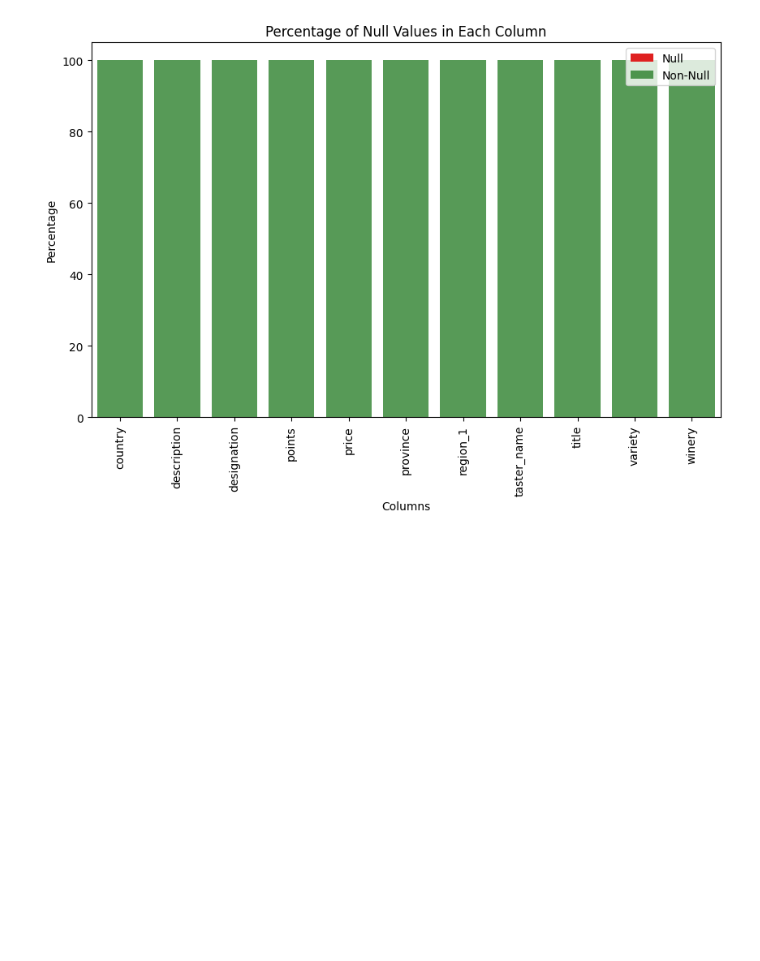
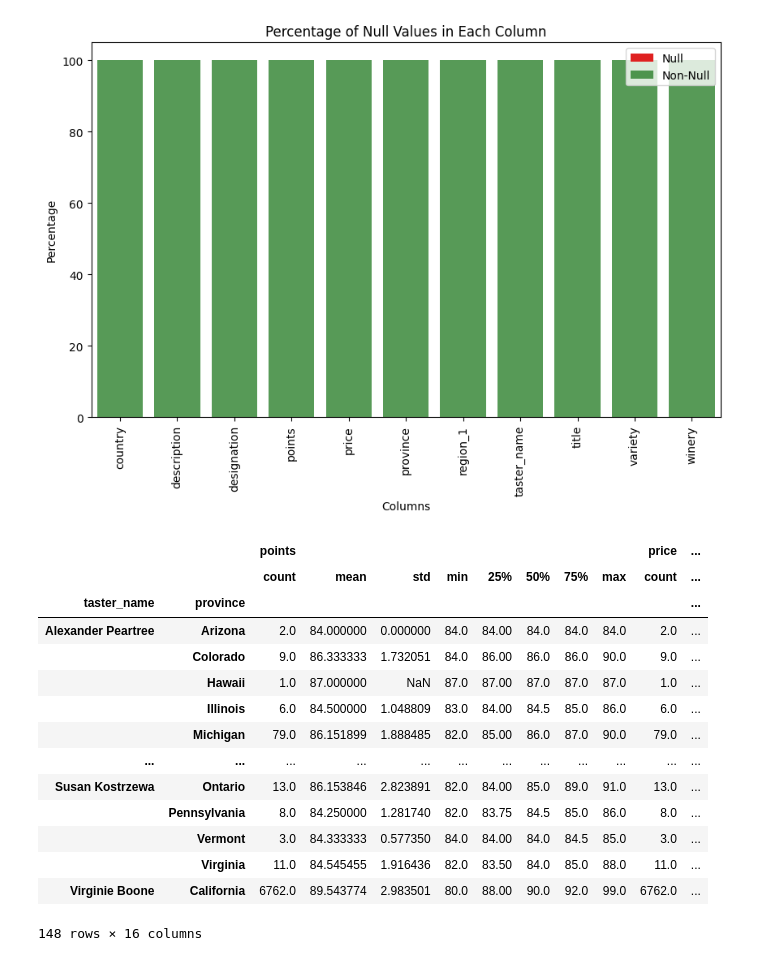
Before and after one commit to adamwm3/cs513-data-cleaning-final-project-team88, a Jupyter notebook: Cleaning_wine_dataset.ipynb, the cells around one changed output. Cells and saved outputs as stored; diff of their text form; code cells hidden in the pictures; blank space fills up the shorter version.

```diff
--- a/Cleaning_wine_dataset.ipynb
+++ b/Cleaning_wine_dataset.ipynb
@@ -324,5 +324,29 @@ wine_df.to_csv('clean_winery_u1.csv')
 [figure]
 [figure]
 # %%
-from google.colab import drive
-drive.mount('/content/drive')
+
+group_wine_df = wine_df.sort_values(['points'], ascending=False).groupby(['taster_name', 'province'])
+group_wine_df.describe()
+
+# count = 0
+# for key, item in group_wine_df:
+#     if count != 20:
+#       print(group_wine_df.get_group(key), "\n\n")
+#     else:
+#       exit
+# %% [output]
+|  |  | points |  |  |  |  |  |  |  | price | ... |
+|  |  | count | mean | std | min | 25% | 50% | 75% | max | count | ... |
+| taster_name | province |  |  |  |  |  |  |  |  |  | ... |
+| Alexander Peartree | Arizona | 2.0 | 84.000000 | 0.000000 | 84.0 | 84.00 | 84.0 | 84.0 | 84.0 | 2.0 | ... |
+|  | Colorado | 9.0 | 86.333333 | 1.732051 | 84.0 | 86.00 | 86.0 | 86.0 | 90.0 | 9.0 | ... |
+|  | Hawaii | 1.0 | 87.000000 | NaN | 87.0 | 87.00 | 87.0 | 87.0 | 87.0 | 1.0 | ... |
+|  | Illinois | 6.0 | 84.500000 | 1.048809 | 83.0 | 84.00 | 84.5 | 85.0 | 86.0 | 6.0 | ... |
+|  | Michigan | 79.0 | 86.151899 | 1.888485 | 82.0 | 85.00 | 86.0 | 87.0 | 90.0 | 79.0 | ... |
+| ... | ... | ... | ... | ... | ... | ... | ... | ... | ... | ... | ... |
+| Susan Kostrzewa | Ontario | 13.0 | 86.153846 | 2.823891 | 82.0 | 84.00 | 85.0 | 89.0 | 91.0 | 13.0 | ... |
+|  | Pennsylvania | 8.0 | 84.250000 | 1.281740 | 82.0 | 83.75 | 84.5 | 85.0 | 86.0 | 8.0 | ... |
+|  | Vermont | 3.0 | 84.333333 | 0.577350 | 84.0 | 84.00 | 84.0 | 84.5 | 85.0 | 3.0 | ... |
+|  | Virginia | 11.0 | 84.545455 | 1.916436 | 82.0 | 83.50 | 84.0 | 85.0 | 88.0 | 11.0 | ... |
+| Virginie Boone | California | 6762.0 | 89.543774 | 2.983501 | 80.0 | 88.00 | 90.0 | 92.0 | 99.0 | 6762.0 | ... |
+148 rows × 16 columns
```
Also changed, not shown: parts of 1 cell of this notebook.
